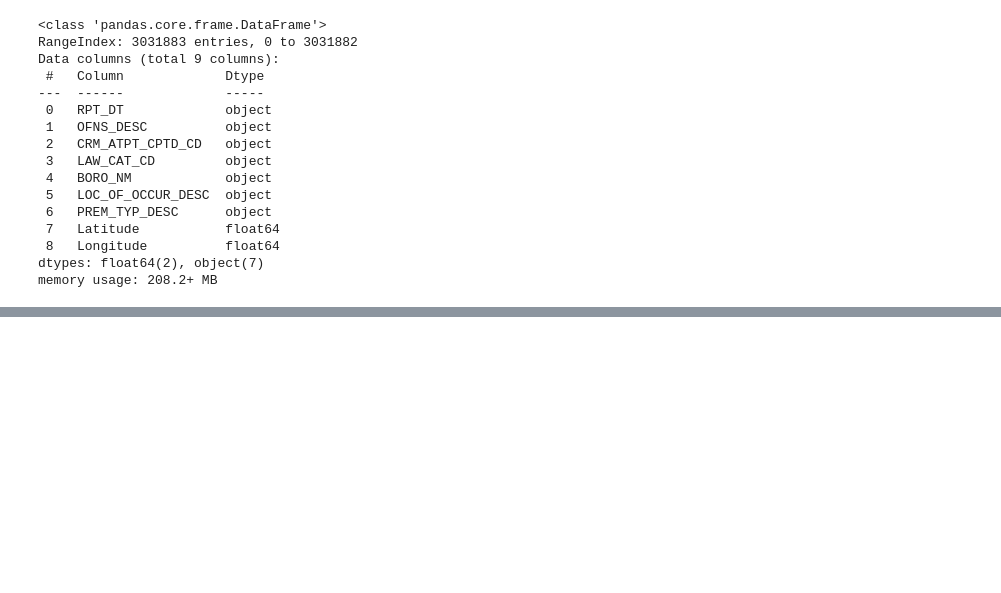
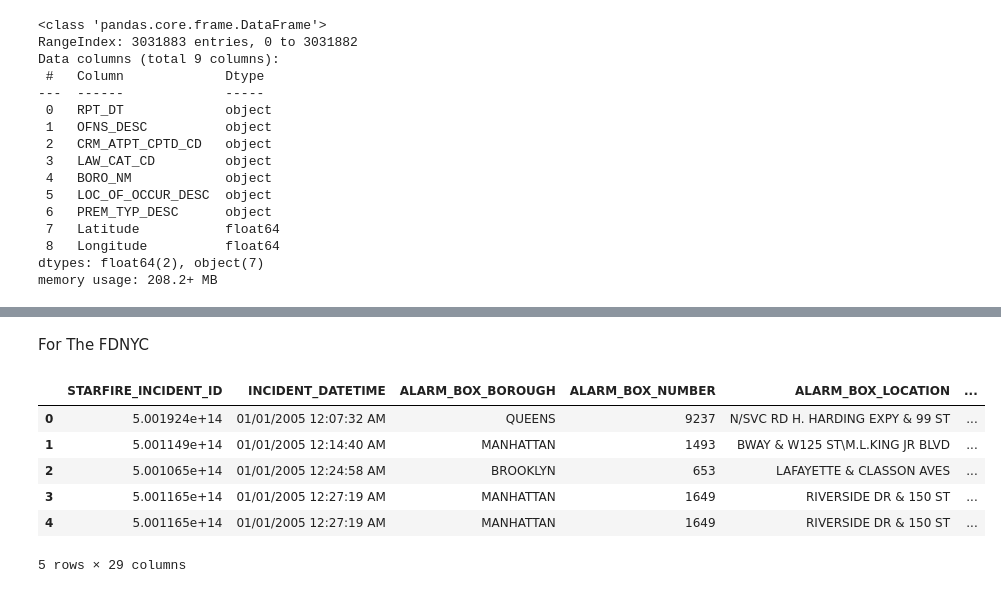
Before and after one commit to kkrusere/Developing-a-Score-to-Measure-Riskiness-of-Residential-Properties-Insurance, a Jupyter notebook: data_collection_prep_and_cleaning.ipynb, the cells around one changed output, grey strips where cells are left out. Cells and saved outputs as stored; diff of their text form; code cells hidden in the pictures; blank space fills up the shorter version.

```diff
--- a/data_collection_prep_and_cleaning.ipynb
+++ b/data_collection_prep_and_cleaning.ipynb
@@ -359,3 +359,17 @@ data.head()
 | 4 | 11/18/2018 | ROBBERY | COMPLETED | FELONY | BRONX | INSIDE | RESIDENCE - APT. HOUSE | 40.850357 | ... |
 # %%
 data.to_csv("/content/drive/MyDrive/Capstone Project/NYPD_Complaint_Data_Historic.csv", index=False)
+# %% [markdown]
+For The FDNYC
+# %%
+data = pd.read_csv("/content/drive/MyDrive/Capstone Project/Fire_Incident_Dispatch_Data.csv")
+# %%
+data.head()
+# %% [output]
+|  | STARFIRE_INCIDENT_ID | INCIDENT_DATETIME | ALARM_BOX_BOROUGH | ALARM_BOX_NUMBER | ALARM_BOX_LOCATION | ... |
+| 0 | 5.001924e+14 | 01/01/2005 12:07:32 AM | QUEENS | 9237 | N/SVC RD H. HARDING EXPY & 99 ST | ... |
+| 1 | 5.001149e+14 | 01/01/2005 12:14:40 AM | MANHATTAN | 1493 | BWAY & W125 ST\M.L.KING JR BLVD | ... |
+| 2 | 5.001065e+14 | 01/01/2005 12:24:58 AM | BROOKLYN | 653 | LAFAYETTE & CLASSON AVES | ... |
+| 3 | 5.001165e+14 | 01/01/2005 12:27:19 AM | MANHATTAN | 1649 | RIVERSIDE DR & 150 ST | ... |
+| 4 | 5.001165e+14 | 01/01/2005 12:27:19 AM | MANHATTAN | 1649 | RIVERSIDE DR & 150 ST | ... |
+5 rows × 29 columns
```
Also changed, not shown: parts of 6 cells of this notebook.
